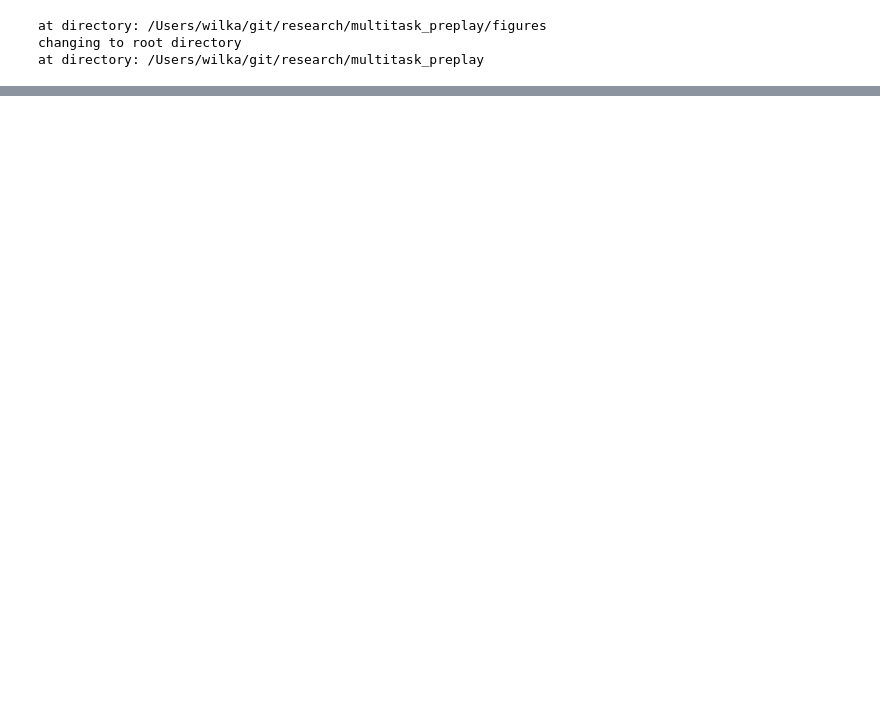
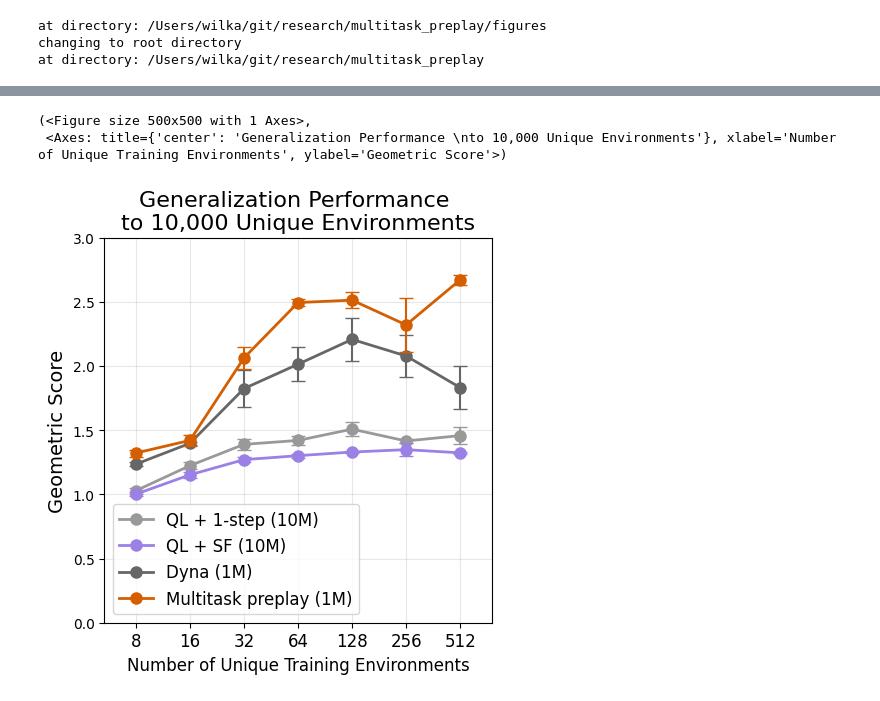
Before and after one commit to wcarvalho/multitask_preplay, a Jupyter notebook: figures/craftax_AI_results_notebook.ipynb, the cells around one changed output, grey strips where cells are left out. Cells and saved outputs as stored; diff of their text form; code cells hidden in the pictures; blank space fills up the shorter version.

```diff
--- a/figures/craftax_AI_results_notebook.ipynb
+++ b/figures/craftax_AI_results_notebook.ipynb
@@ -36,0 +58,12 @@ ModuleNotFoundError: No module named 'wandb_result_plots'
+# %%
+craftax_AI_results.plot_training_envs_geometric_score(
+  df,
+  ntraining_envs=[8, 16, 32, 64, 128, 256, 512],
+  show_legend=True,
+  evaluation=True,
+  ylim=[0, 3],
+)
+# %% [output]
+(<Figure size 500x500 with 1 Axes>,
+ <Axes: title={'center': 'Generalization Performance \nto 10,000 Unique Environments'}, xlabel='Number of Unique Training Environments', ylabel='Geometric Score'>)
+[figure, added]
```
Also changed, not shown: parts of 4 cells of this notebook, 23 other files.
